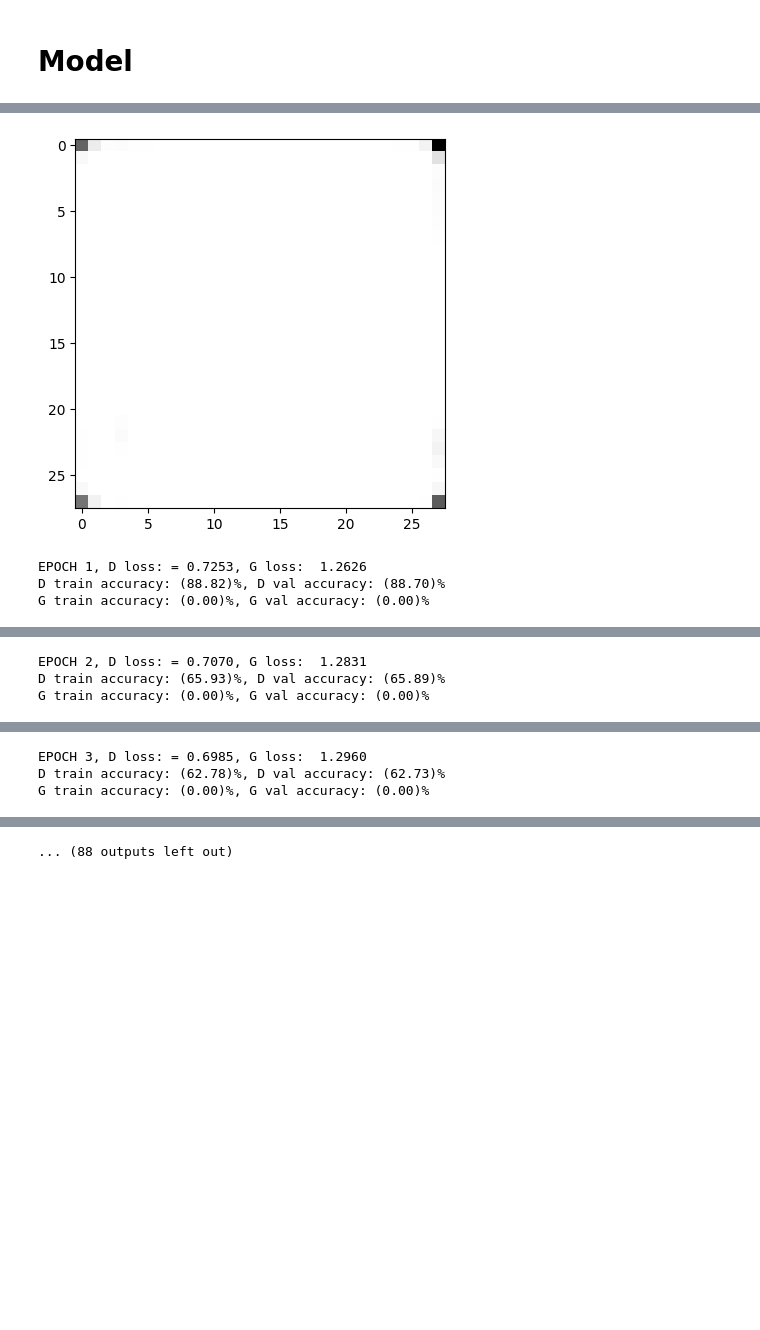
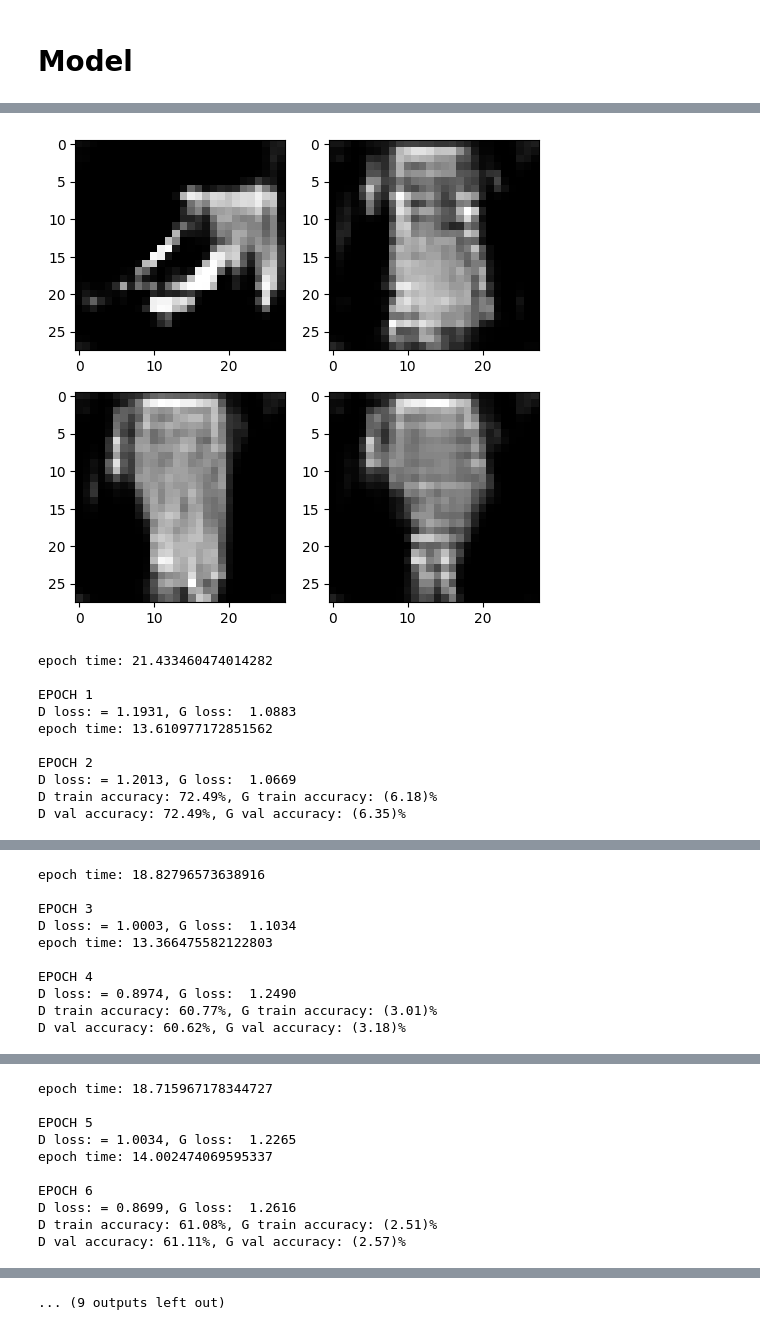
Before and after one commit to zivm20/fashion-mnist-GAN, a Jupyter notebook: fashionMNIST GAN.ipynb, the cells around one changed output, grey strips where cells are left out. Cells and saved outputs as stored; diff of their text form; code cells hidden in the pictures; blank space fills up the shorter version.

```diff
--- a/fashionMNIST GAN.ipynb
+++ b/fashionMNIST GAN.ipynb
@@ -56,5 +54,5 @@ G_optimizer = torch.optim.Adam(G_model.parameters(),lr=cfg.G_LEARNING_RATE,betas
 D_lossFunction = F.cross_entropy
 G_lossFunction = F.cross_entropy
 # %%
-train_acc_D,train_acc_G,val_acc_D,val_acc_G,D_hist,G_hist,img_hist = train(D_model,G_model,trainLoader,valLoader,D_optimizer,G_optimizer,D_lossFunction,G_lossFunction,verbose=3,save_checkpoints="deep")
+train_acc_D,train_acc_G,val_acc_D,val_acc_G,D_hist,G_hist,img_hist = train(D_model,G_model,trainLoader,valLoader,D_optimizer,G_optimizer,D_lossFunction,G_lossFunction,verbose=3,save_checkpoints="deep",eval_every=cfg.EVAL_EVERY)
 # %% [output]
@@ -64,4 +63,11 @@ G train accuracy: (0.00)%, G val accuracy: (0.00)%
-[figure, old version]
+[figure, new version]
-EPOCH 1, D loss: = 0.7253, G loss:  1.2626
-D train accuracy: (88.82)%, D val accuracy: (88.70)%
-G train accuracy: (0.00)%, G val accuracy: (0.00)%
+epoch time: 21.433460474014282
+
+EPOCH 1
+D loss: = 1.1931, G loss:  1.0883
+epoch time: 13.610977172851562
+
+EPOCH 2
+D loss: = 1.2013, G loss:  1.0669
+D train accuracy: 72.49%, G train accuracy: (6.18)%
+D val accuracy: 72.49%, G val accuracy: (6.35)%
@@ -69,3 +75,10 @@ G train accuracy: (0.00)%, G val accuracy: (0.00)%
-EPOCH 2, D loss: = 0.7070, G loss:  1.2831
-D train accuracy: (65.93)%, D val accuracy: (65.89)%
-G train accuracy: (0.00)%, G val accuracy: (0.00)%
+epoch time: 18.82796573638916
+
+EPOCH 3
+D loss: = 1.0003, G loss:  1.1034
+epoch time: 13.366475582122803
+
+EPOCH 4
+D loss: = 0.8974, G loss:  1.2490
+D train accuracy: 60.77%, G train accuracy: (3.01)%
+D val accuracy: 60.62%, G val accuracy: (3.18)%
@@ -73,3 +86,10 @@ G train accuracy: (0.00)%, G val accuracy: (0.00)%
-EPOCH 3, D loss: = 0.6985, G loss:  1.2960
-D train accuracy: (62.78)%, D val accuracy: (62.73)%
-G train accuracy: (0.00)%, G val accuracy: (0.00)%
+epoch time: 18.715967178344727
+
+EPOCH 5
+D loss: = 1.0034, G loss:  1.2265
+epoch time: 14.002474069595337
+
+EPOCH 6
+D loss: = 0.8699, G loss:  1.2616
+D train accuracy: 61.08%, G train accuracy: (2.51)%
+D val accuracy: 61.11%, G val accuracy: (2.57)%
@@ -85,4 +119,4 @@ G train accuracy: (2.92)%, G val accuracy: (2.86)%
-... (88 outputs left out)
+... (9 outputs left out)
 # %%
 
 fig,axes = plt.subplots(1,2)
```
Also changed, not shown: parts of 9 cells of this notebook, 6 other files.
